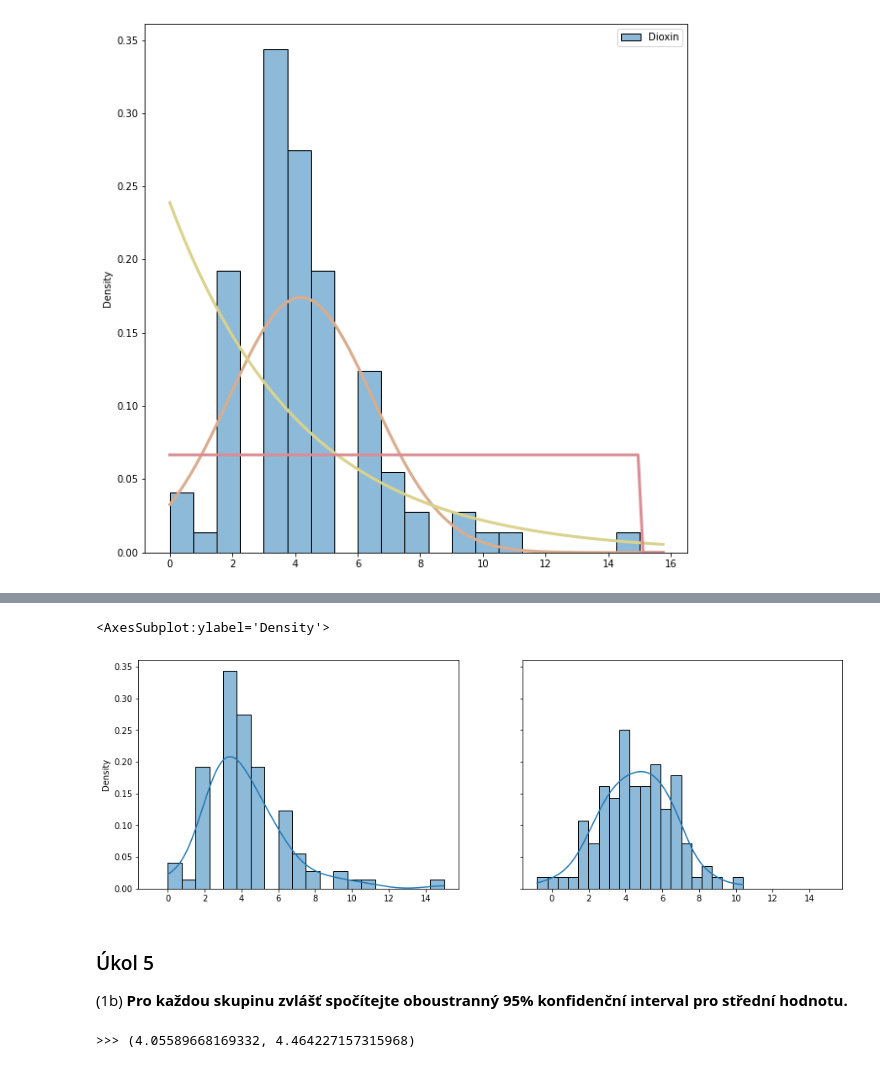
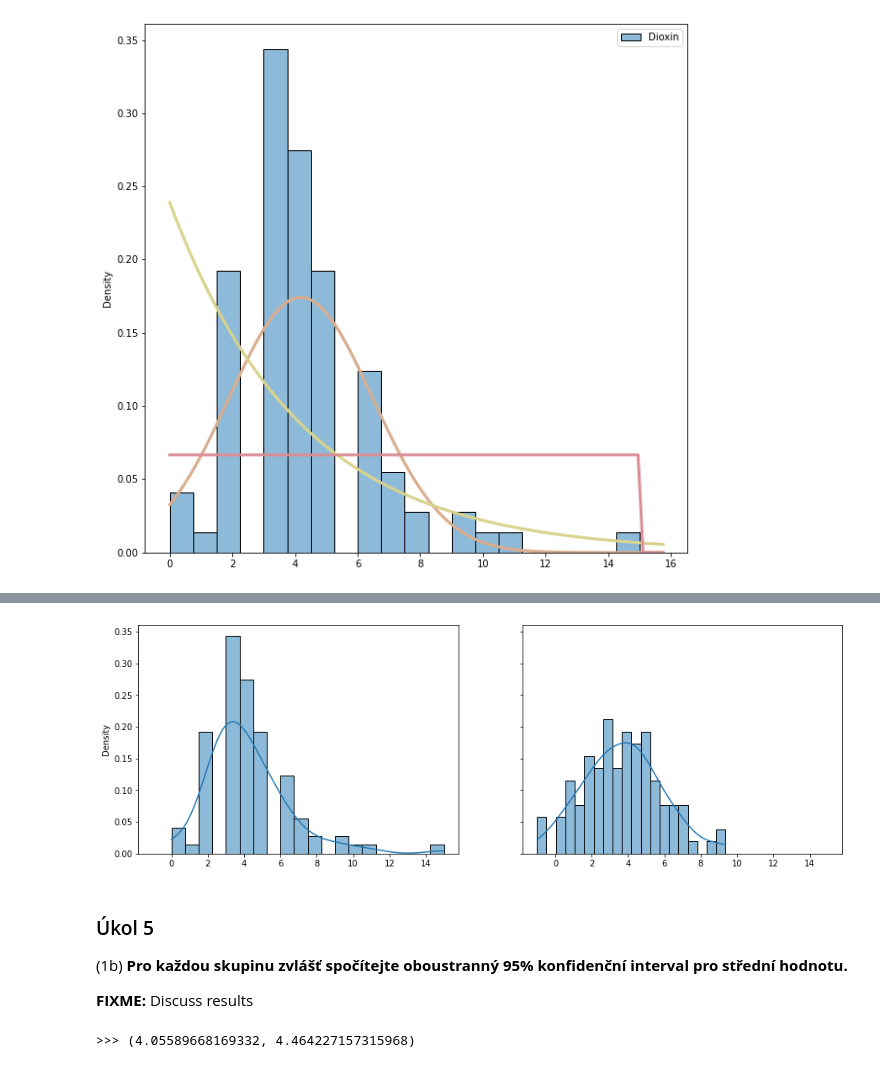
Before and after one commit to czernalex/BI_PST_ASSIGNMENT, a Jupyter notebook: src/assignment.ipynb, the cells around one changed output, grey strips where cells are left out. Saved outputs shown, nothing was run; the diff lists cells and outputs as text; code cells hidden in the pictures.

```diff
--- a/src/assignment.ipynb
+++ b/src/assignment.ipynb
@@ -329,39 +329,40 @@ sb.histplot(
 # %%
 ### other group - data comparison
 
 data_other_simulated = np.random.normal(
     loc=other_norm_distr_expected_value,
     scale=other_norm_distr_std_deviance,
     size=100
 )
 
 fig, (ax1, ax2) = plt.subplots(
     ncols=2,
     sharex=True,
     sharey=True,
     figsize=(15, 5)
 )
-sb.histplot(
+ax1 = sb.histplot(
     data_other,
     bins=20,
     stat="density",
     kde=True,
     ax=ax1,
     legend=False
 )
-sb.histplot(
+ax2 = sb.histplot(
     data_other_simulated,
     bins=20,
     stat="density",
     kde=True,
     ax=ax2
 )
 # %% [output]
-<AxesSubplot:ylabel='Density'>
-[figure, old version]
+[figure, new version]
 # %% [markdown]
 ### Úkol 5
 (1b) **Pro každou skupinu zvlášť spočítejte oboustranný 95% konfidenční interval pro střední hodnotu.**
+
+**FIXME:** Discuss results
 # %%
 ### vietnam group - 95% confidence interval for expected value
 
```
Also changed, not shown: parts of 21 cells of this notebook.
